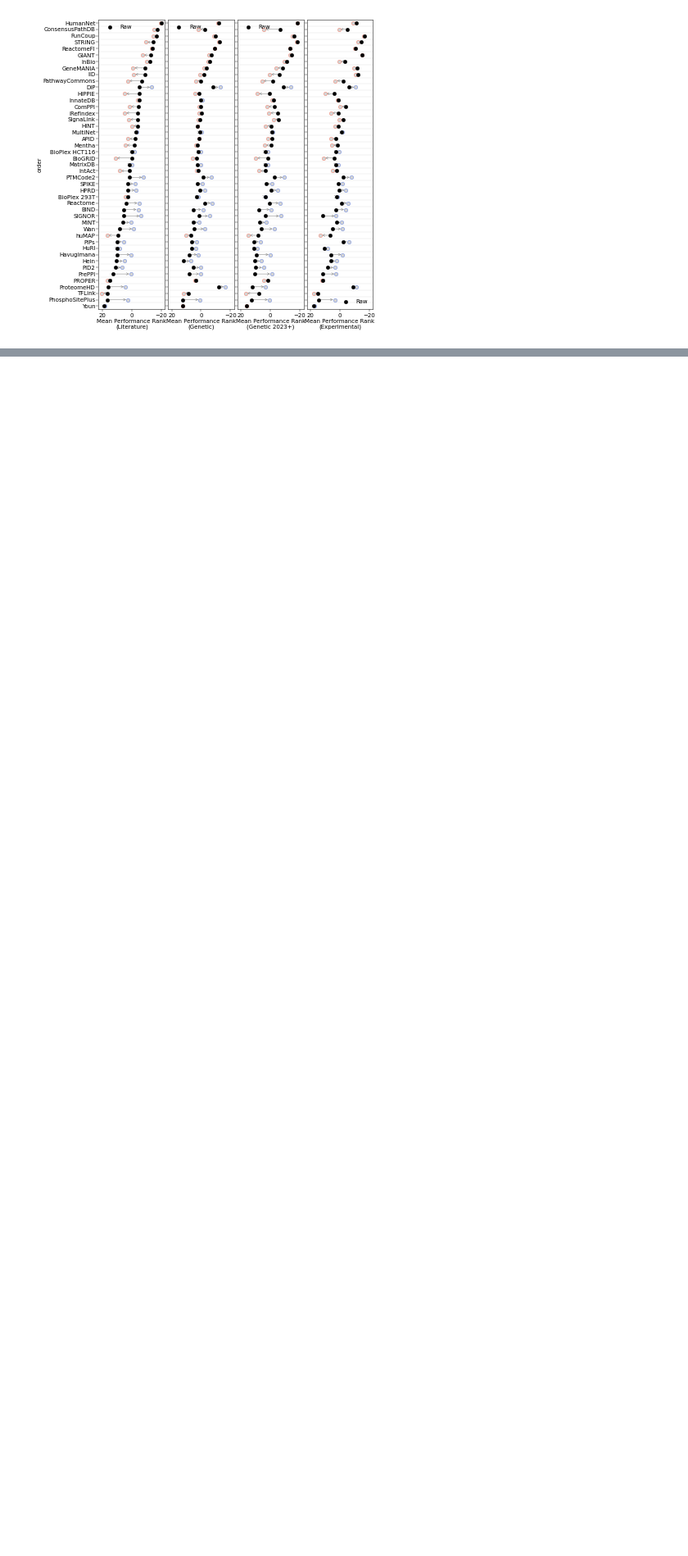
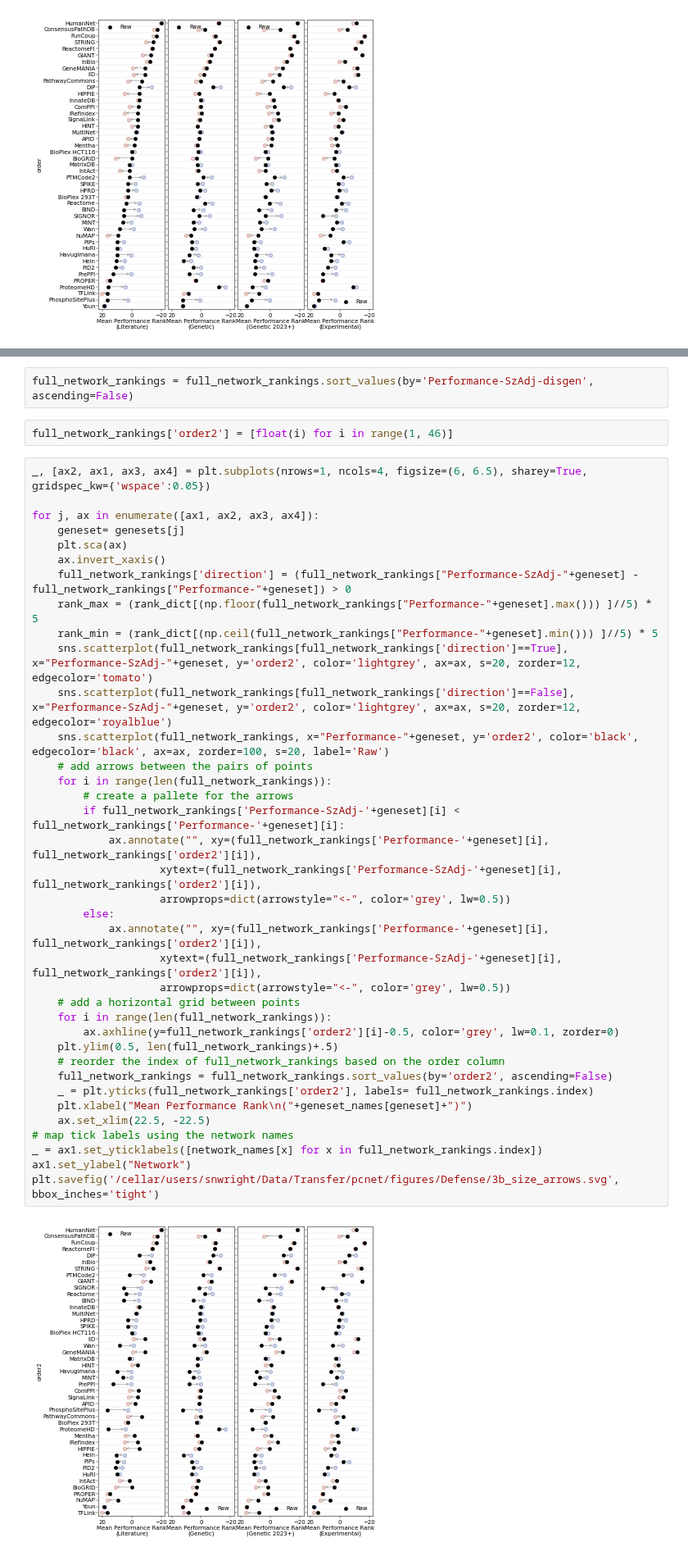
Before and after one commit to sarah-n-wright/Network_Evaluation_Tools, a Jupyter notebook: StateOfTheInteractomes_Notebooks/3_Gene_Set_Recovery.ipynb, the cells around one changed output, grey strips where cells are left out. Shown at 82% size. Saved outputs shown, nothing was run; the diff lists cells and outputs as text; blank space fills up the shorter version.

```diff
--- a/StateOfTheInteractomes_Notebooks/3_Gene_Set_Recovery.ipynb
+++ b/StateOfTheInteractomes_Notebooks/3_Gene_Set_Recovery.ipynb
@@ -195,0 +250,43 @@ plt.savefig(os.path.join(figdir, "Fig3B_full_performance_results.jpg"), dpi=300,
+# %%
+full_network_rankings = full_network_rankings.sort_values(by='Performance-SzAdj-disgen', ascending=False)
+# %%
+full_network_rankings['order2'] = [float(i) for i in range(1, 46)]
+# %%
+_, [ax2, ax1, ax3, ax4] = plt.subplots(nrows=1, ncols=4, figsize=(6, 6.5), sharey=True, gridspec_kw={'wspace':0.05})
+
+for j, ax in enumerate([ax1, ax2, ax3, ax4]):
+    geneset= genesets[j]
+    plt.sca(ax)
+    ax.invert_xaxis()
+    full_network_rankings['direction'] = (full_network_rankings["Performance-SzAdj-"+geneset] - full_network_rankings["Performance-"+geneset]) > 0
+    rank_max = (rank_dict[(np.floor(full_network_rankings["Performance-"+geneset].max())) ]//5) * 5
+    rank_min = (rank_dict[(np.ceil(full_network_rankings["Performance-"+geneset].min())) ]//5) * 5
+    sns.scatterplot(full_network_rankings[full_network_rankings['direction']==True], x="Performance-SzAdj-"+geneset, y='order2', color='lightgrey', ax=ax, s=20, zorder=12, edgecolor='tomato')
+    sns.scatterplot(full_network_rankings[full_network_rankings['direction']==False], x="Performance-SzAdj-"+geneset, y='order2', color='lightgrey', ax=ax, s=20, zorder=12, edgecolor='royalblue')
+    sns.scatterplot(full_network_rankings, x="Performance-"+geneset, y='order2', color='black', edgecolor='black', ax=ax, zorder=100, s=20, label='Raw')
+    # add arrows between the pairs of points
+    for i in range(len(full_network_rankings)):
+        # create a pallete for the arrows
+        if full_network_rankings['Performance-SzAdj-'+geneset][i] < full_network_rankings['Performance-'+geneset][i]:
+            ax.annotate("", xy=(full_network_rankings['Performance-'+geneset][i], full_network_rankings['order2'][i]),
+                    xytext=(full_network_rankings['Performance-SzAdj-'+geneset][i], full_network_rankings['order2'][i]),
+                    arrowprops=dict(arrowstyle="<-", color='grey', lw=0.5))
+        else:
+            ax.annotate("", xy=(full_network_rankings['Performance-'+geneset][i], full_network_rankings['order2'][i]),
+                    xytext=(full_network_rankings['Performance-SzAdj-'+geneset][i], full_network_rankings['order2'][i]),
+                    arrowprops=dict(arrowstyle="<-", color='grey', lw=0.5))
+    # add a horizontal grid between points
+    for i in range(len(full_network_rankings)):
+        ax.axhline(y=full_network_rankings['order2'][i]-0.5, color='grey', lw=0.1, zorder=0)
+    plt.ylim(0.5, len(full_network_rankings)+.5)
+    # reorder the index of full_network_rankings based on the order column
+    full_network_rankings = full_network_rankings.sort_values(by='order2', ascending=False)
+    _ = plt.yticks(full_network_rankings['order2'], labels= full_network_rankings.index)
+    plt.xlabel("Mean Performance Rank\n("+geneset_names[geneset]+")")
+    ax.set_xlim(22.5, -22.5)
+# map tick labels using the network names
+_ = ax1.set_yticklabels([network_names[x] for x in full_network_rankings.index])
+ax1.set_ylabel("Network")
+plt.savefig('/cellar/users/snwright/Data/Transfer/pcnet/figures/Defense/3b_size_arrows.svg', bbox_inches='tight')
+# %% [output]
+[figure, added]
```
Also changed, not shown: parts of 5 cells of this notebook, 5 other files.
